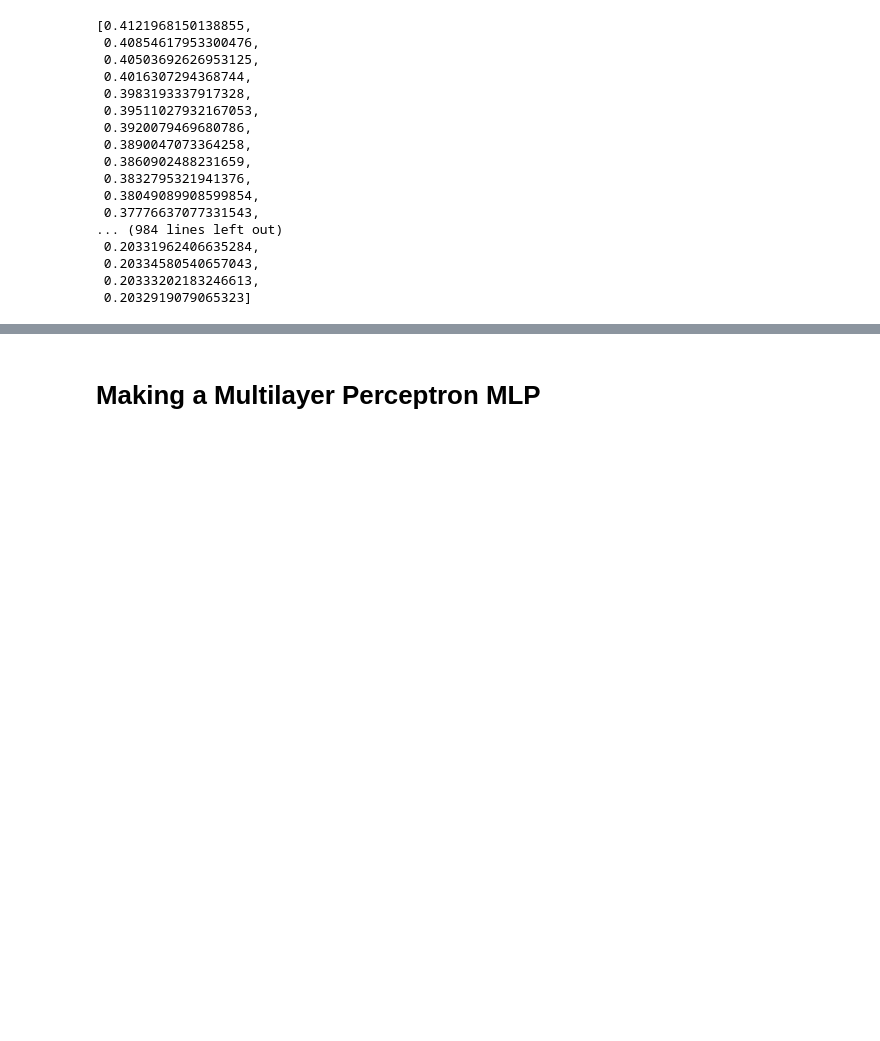
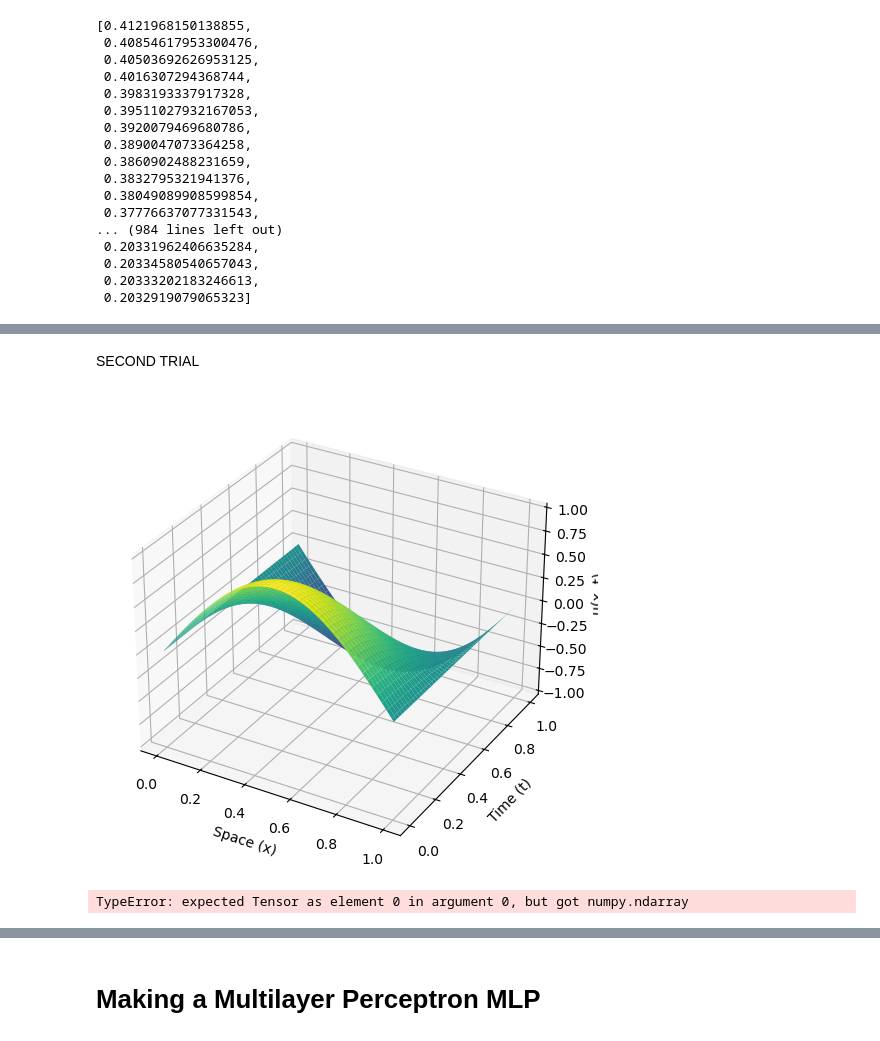
Before and after one commit to ChidiOkoene/EQUATION-DISCOVERY-in-ML, a Jupyter notebook: codes/PINN.ipynb, the cells around one changed output, grey strips where cells are left out. Drawn from its saved outputs; the diff is of its cells as text; code cells hidden in the pictures; blank space fills up the shorter version.

```diff
--- a/codes/PINN.ipynb
+++ b/codes/PINN.ipynb
@@ -149,0 +302,33 @@ pinn
+# %% [markdown]
+SECOND TRIAL
+# %%
+import numpy as np
+import matplotlib.pyplot as plt
+
+# Define the spatial (x) and temporal (t) domains
+x = np.linspace(0, 1, 100)  # Spatial grid from 0 to 1
+t = np.linspace(0, 1, 50)   # Temporal grid from 0 to 1
+
+# Create meshgrid for the combination of spatial and temporal coordinates
+X, T = np.meshgrid(x, t)
+
+# Generate synthetic data using the function u(x, t) = sin(pi * x) * cos(pi * t)
+u = np.sin(np.pi * X) * np.cos(np.pi * T)
+
+# Flatten the data to be compatible with the neural network input
+X_flat = np.vstack([X.flatten(), T.flatten()]).T
+u_flat = u.flatten()
+
+# Plot the synthetic data
+fig = plt.figure(figsize=(8, 6))
+ax = fig.add_subplot(111, projection='3d')
+ax.plot_surface(X, T, u, cmap='viridis')
+ax.set_xlabel('Space (x)')
+ax.set_ylabel('Time (t)')
+ax.set_zlabel('u(x, t)')
+plt.show()
+
+# Save the data to a dictionary
+data = {'X': X_flat, 'u': u_flat}
+# %% [output]
+[figure, added]
@@ -149,0 +411,31 @@ pinn
+# %%
+# Training Loop
+
+# Instantiate the network, optimizer, and sparse regression
+network = Network()
+optimizer = torch.optim.Adam(network.parameters(), lr=0.001)
+sparse_reg = SparseRegression(alpha=0.01)
+
+epochs = 1000
+loss_tracker = []
+
+for epoch in range(epochs):
+    optimizer.zero_grad()
+
+    # Predict u and build the candidate library
+    u_pred = network(torch.cat([X, t], dim=1))
+    candidate_library, target_residual = CandidateLibrary(u_pred, X, t).build_library()
+
+    # Perform sparse regression to get coefficients
+    coefficients = sparse_reg.fit(candidate_library, target_residual)
+
+    # Compute the combined loss
+    loss = combined_loss(u_pred, u_obs, candidate_library, target_residual, torch.tensor(coefficients, dtype=torch.float32), sparse_reg_weight=0.1)
+    loss.backward()
+    optimizer.step()
+
+    if epoch % 100 == 0:
+        print(f"Epoch [{epoch}/{epochs}], Loss: {loss.item():.4f}")
+    loss_tracker.append(loss.item())
+# %% [output]
+TypeError: expected Tensor as element 0 in argument 0, but got numpy.ndarray
```
Also changed, not shown: parts of 23 cells of this notebook, 3 other files.
